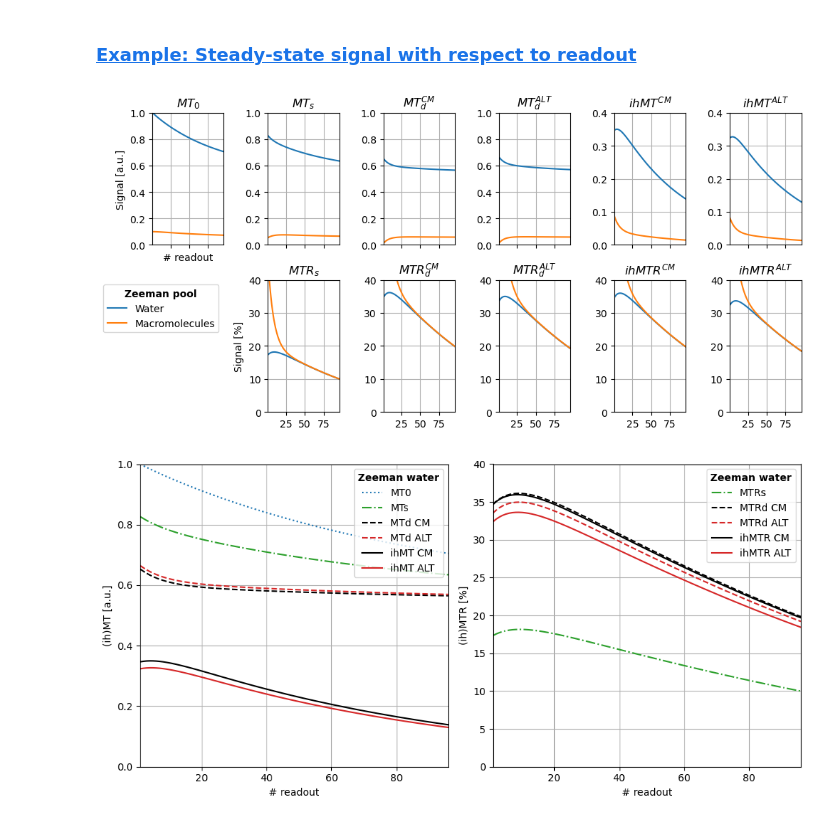
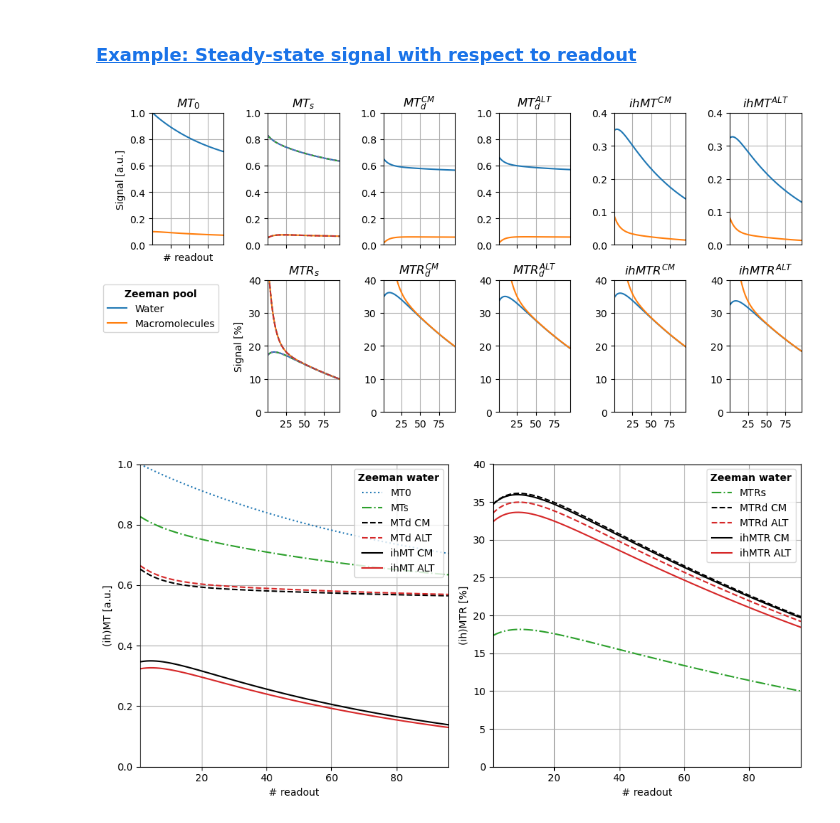
Before and after one commit to SirTwinkleberry/ihMT, a Jupyter notebook: notebook.ipynb, the cells around one changed output. Saved outputs shown, nothing was run; the diff lists cells and outputs as text; code cells hidden in the pictures.

```diff
--- a/notebook.ipynb
+++ b/notebook.ipynb
@@ -229,6 +233,8 @@ system = System(
     poolBound_T1=1,                # in s
     poolBound_T1D=0.01,            # in s
     poolBound_T2=1e-5,             # in s
+    # poolBound_lineshapeAsymmetry=0  # in s^-1
+    poolBound_lineshapeAsymmetry=-84.83271246049932743790124386571  # in s^-1
 )
 # %% [markdown]
 ### <a id='toc2_3_5_'></a>[Simulator](#toc0_)
@@ -571,7 +612,7 @@ ihMTR_values = []
 for value in relative_range:
     simulator.pulse.flipAngle = flipAngle_nominal * value
     out = simulator.SteadyState()
-    ihMTR_values.append( 200 * (out['MTs'][0] - out['MTd_CM'][0]) / out['MT0'][0] )
+    ihMTR_values.append( 100 * (out['MTs_Positive'][0] + out['MTs_Negative'][0] - 2 * out['MTd_CM'][0]) / out['MT0'][0] )
 simulator.pulse.flipAngle = flipAngle_nominal
 
 # Generate the interpolator of ihMTR_CM dependency on B1+
@@ -860,12 +901,16 @@ with np.errstate(divide='ignore', invalid='ignore'):
     axes[1].set_title("$MT_s$")
     axes[1].grid()
     axes[1].set_ylim(0, 1)
-    axes[1].plot(x, readouts[Signal.MTs][slices, :].T)
+    axes[1].plot(x, readouts[Signal.MTs][slices, :].T, linestyle='solid')
+    axes[1].plot(x, readouts[Signal.MTs_Positive][slices, :].T, linestyle='dashed')
+    axes[1].plot(x, readouts[Signal.MTs_Negative][slices, :].T, linestyle='dotted')
     axes[1 + 6].set_title("$MTR_s$")
     axes[1 + 6].grid()
     axes[1 + 6].set_ylim(0, 40)
     axes[1 + 6].set_ylabel('Signal [%]')
-    axes[1 + 6].plot(x, readouts[Signal.MTsR][slices, :].T)
+    axes[1 + 6].plot(x, readouts[Signal.MTsR][slices, :].T, linestyle='solid')
+    axes[1 + 6].plot(x, readouts[Signal.MTsR_Positive][slices, :].T, linestyle='dashed')
+    axes[1 + 6].plot(x, readouts[Signal.MTsR_Negative][slices, :].T, linestyle='dotted')
 
     axes[2].set_title("$MT_d^{CM}$")
     axes[2].grid()
@@ -880,34 +925,34 @@ with np.errstate(divide='ignore', invalid='ignore'):
     axes[3].grid()
     axes[3].set_ylim(0, 1)
     axes[3].plot(x, readouts[Signal.MTd_ALT][slices, :].T)
     axes[3 + 6].set_title("$MTR_d^{ALT}$")
     axes[3 + 6].grid()
     axes[3 + 6].set_ylim(0, 40)
     axes[3 + 6].plot(x, readouts[Signal.MTdR_ALT][slices, :].T)
 
     axes[4].set_title("$ihMT^{CM}$")
     axes[4].grid()
     axes[4].set_ylim(0, .40)
     axes[4].plot(x, readouts[Signal.ihMT_CM][slices, :].T)
     axes[4 + 6].set_title("$ihMTR^{CM}$")
     axes[4 + 6].grid()
     axes[4 + 6].set_ylim(0, 40)
     axes[4 + 6].plot(x, readouts[Signal.ihMTR_CM][slices, :].T)
 
     axes[5].set_title("$ihMT^{ALT}$")
     axes[5].grid()
     axes[5].set_ylim(0, .40)
     axes[5].plot(x, readouts[Signal.ihMT_ALT][slices, :].T)
     axes[5 + 6].set_title("$ihMTR^{ALT}$")
     axes[5 + 6].grid()
     axes[5 + 6].set_ylim(0, 40)
     axes[5 + 6].plot(x, readouts[Signal.ihMTR_ALT][slices, :].T)
 
     axes[0 + 6].legend(handles=lines, labels=['Water', 'Macromolecules'], title='Zeeman pool', title_fontproperties={'weight':'bold'})
     plt.tight_layout()
     plt.show()
 # %% [output]
-[figure, old version]
+[figure, new version]
 # %%
 # Generating the data
 readouts = Trajector.readouts(simulator=simulator, stable=True)
```
Also changed, not shown: parts of 22 cells of this notebook, 6 other files.
